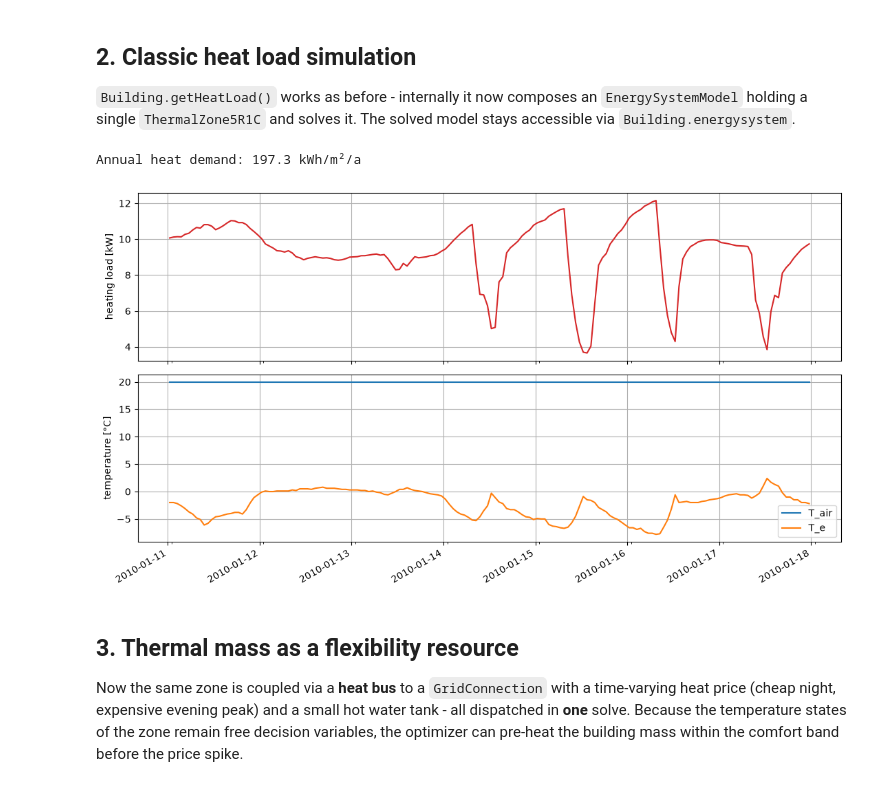
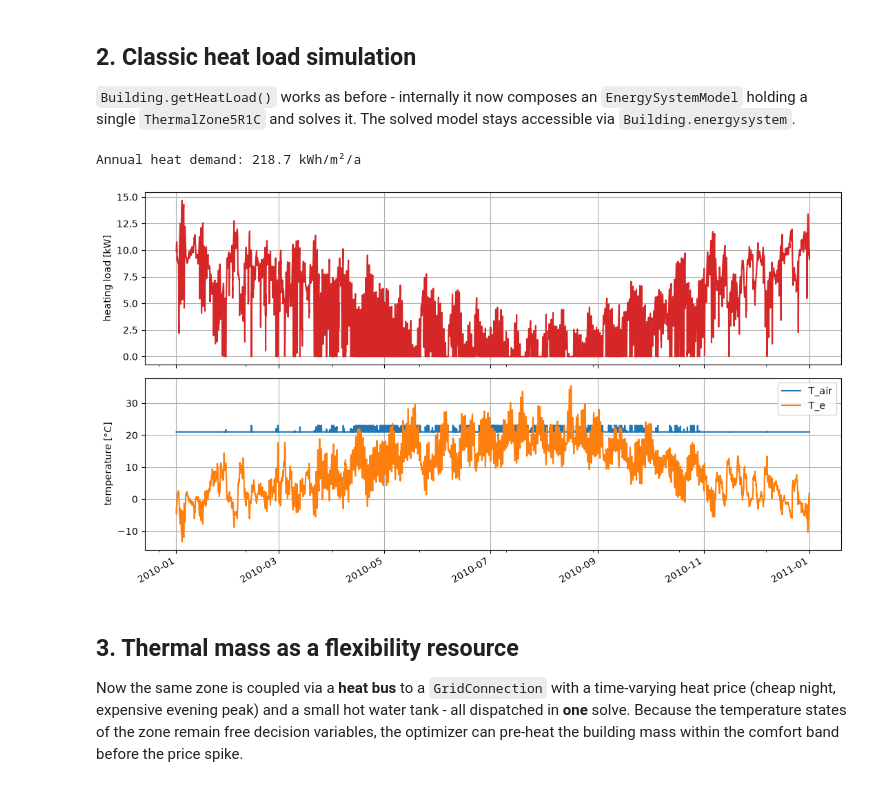
Before and after one commit to simu-flex-lokal/tsib, a Jupyter notebook: examples/energysystem/EnergySystemDemo.ipynb, the cells around one changed output. Saved outputs shown, nothing was run; the diff lists cells and outputs as text; code cells hidden in the pictures.

```diff
--- a/examples/energysystem/EnergySystemDemo.ipynb
+++ b/examples/energysystem/EnergySystemDemo.ipynb
@@ -56,8 +58,8 @@ bdgcfg = tsib.BuildingConfiguration({
     "occControl": False,
     "capControl": True,          # smart thermostat -> full comfort band usable
     "n_persons": 2,
-    "comfortT_lb": 20.0,
-    "comfortT_ub": 26.0,
+    "comfortT_lb": 21.0,
+    "comfortT_ub": 23.0,
     "roofOrientation": 0.0,
     "longitude": loc["longitude"],
     "latitude": loc["latitude"],
@@ -83,20 +85,20 @@ holding a single `ThermalZone5R1C` and solves it. The solved model stays accessi
 # %%
 heat = bdg.getHeatLoad()
 
 zone_ts = bdg.energysystem.results("thermalzone")["timeseries"]
 
-week = slice("2010-01-11", "2010-01-17")
+week = slice("2010-01-01", "2010-12-31")
 fig, (ax1, ax2) = plt.subplots(2, 1, sharex=True, figsize=(11, 6))
 zone_ts.loc[week, "Heating Load"].plot(ax=ax1, color="tab:red")
 ax1.set_ylabel("heating load [kW]")
 zone_ts.loc[week, ["T_air", "T_e"]].plot(ax=ax2)
 ax2.set_ylabel("temperature [°C]")
 plt.tight_layout()
 
 print("Annual heat demand:", round(heat["Heating Load"].sum() / bdg.cfg["A_ref"], 1), "kWh/m²/a")
 # %% [output]
-Annual heat demand: 197.3 kWh/m²/a
+Annual heat demand: 218.7 kWh/m²/a
-[figure, old version]
+[figure, new version]
 # %% [markdown]
 ## 3. Thermal mass as a flexibility resource
 
```
Also changed, not shown: parts of 7 cells of this notebook.
